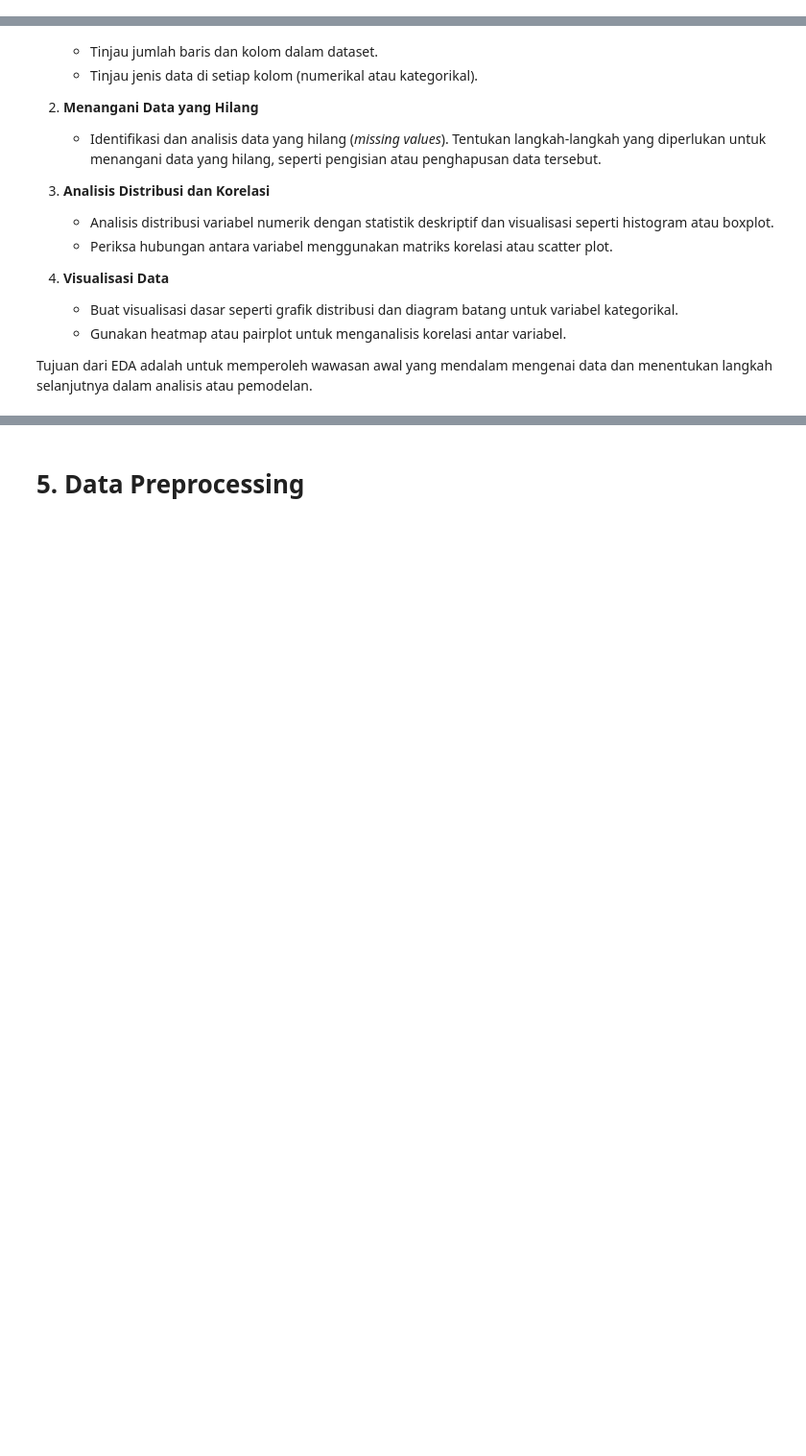
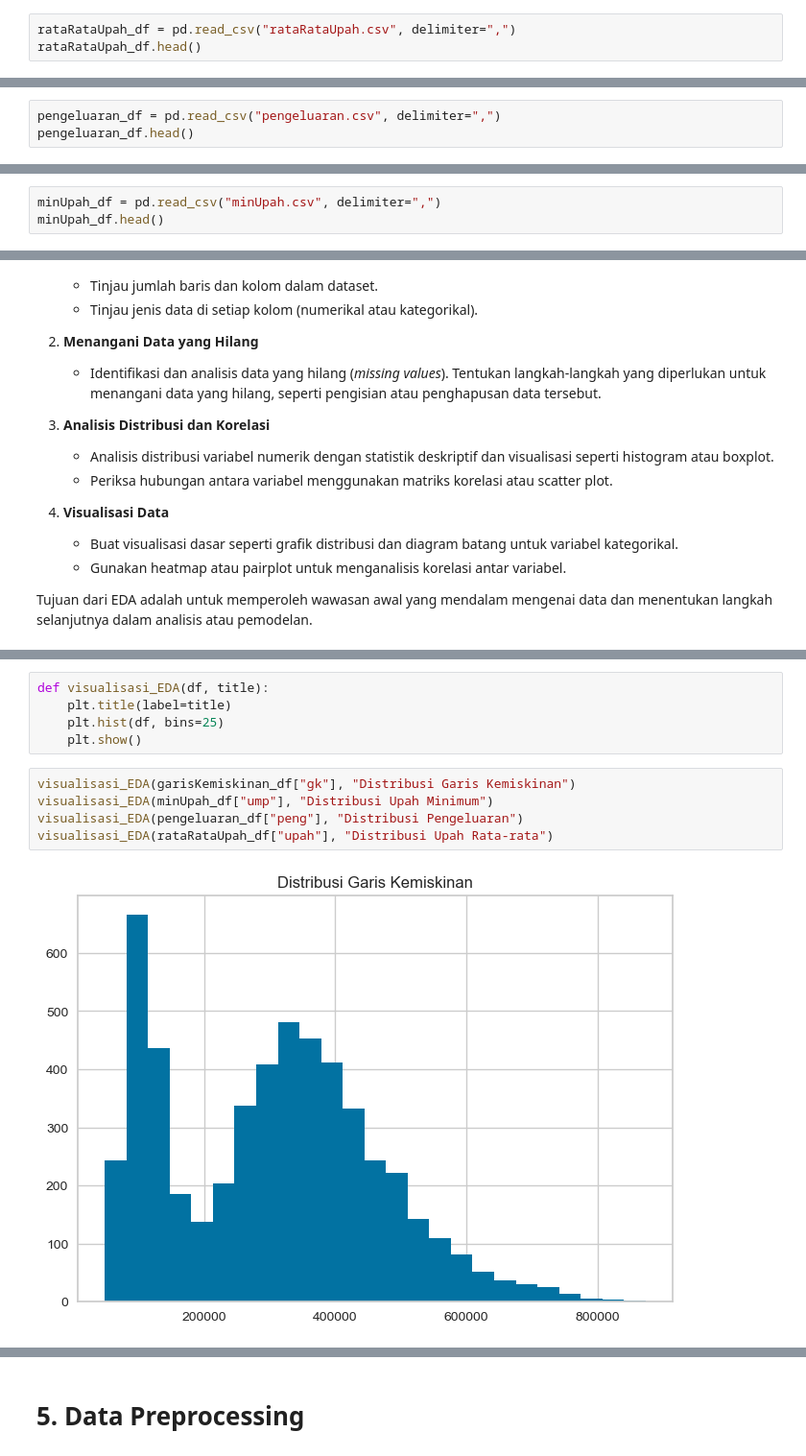
Before and after one commit to Muhammad-Rizki-Putra/Submission-CodingCamp, a Jupyter notebook: BMLP/[Clustering]_Submission_Akhir_BMLP_Muhammad Rizki Putra.ipynb, the cells around one changed output, grey strips where cells are left out. Shown at 96% size. Cells and saved outputs as stored; diff of their text form; blank space fills up the shorter version.

```diff
--- a/BMLP/[Clustering]_Submission_Akhir_BMLP_Muhammad Rizki Putra.ipynb
+++ b/BMLP/[Clustering]_Submission_Akhir_BMLP_Muhammad Rizki Putra.ipynb
@@ -41,0 +49,3 @@ studentPerformance_df.head()
+# %%
+rataRataUpah_df = pd.read_csv("rataRataUpah.csv", delimiter=",")
+rataRataUpah_df.head()
@@ -41,0 +59,3 @@ studentPerformance_df.head()
+# %%
+pengeluaran_df = pd.read_csv("pengeluaran.csv", delimiter=",")
+pengeluaran_df.head()
@@ -41,0 +69,3 @@ studentPerformance_df.head()
+# %%
+minUpah_df = pd.read_csv("minUpah.csv", delimiter=",")
+minUpah_df.head()
@@ -118,0 +189,12 @@ studentPerformance_df.describe()
+# %%
+def visualisasi_EDA(df, title):
+    plt.title(label=title)
+    plt.hist(df, bins=25)
+    plt.show()
+# %%
+visualisasi_EDA(garisKemiskinan_df["gk"], "Distribusi Garis Kemiskinan")
+visualisasi_EDA(minUpah_df["ump"], "Distribusi Upah Minimum")
+visualisasi_EDA(pengeluaran_df["peng"], "Distribusi Pengeluaran")
+visualisasi_EDA(rataRataUpah_df["upah"], "Distribusi Upah Rata-rata")
+# %% [output]
+[figure, added]
```
Also changed, not shown: parts of 57 cells of this notebook, 7 other files.
